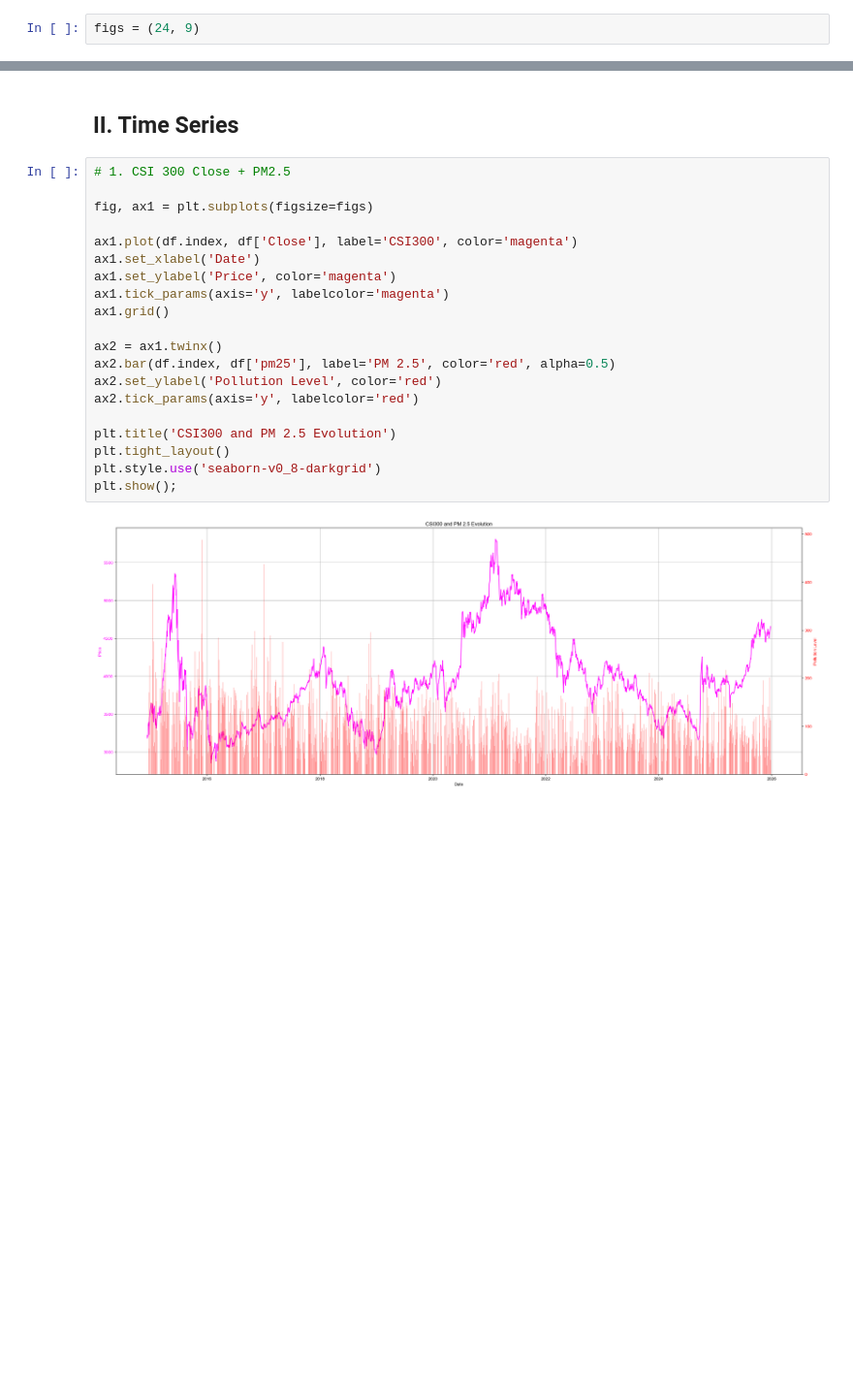
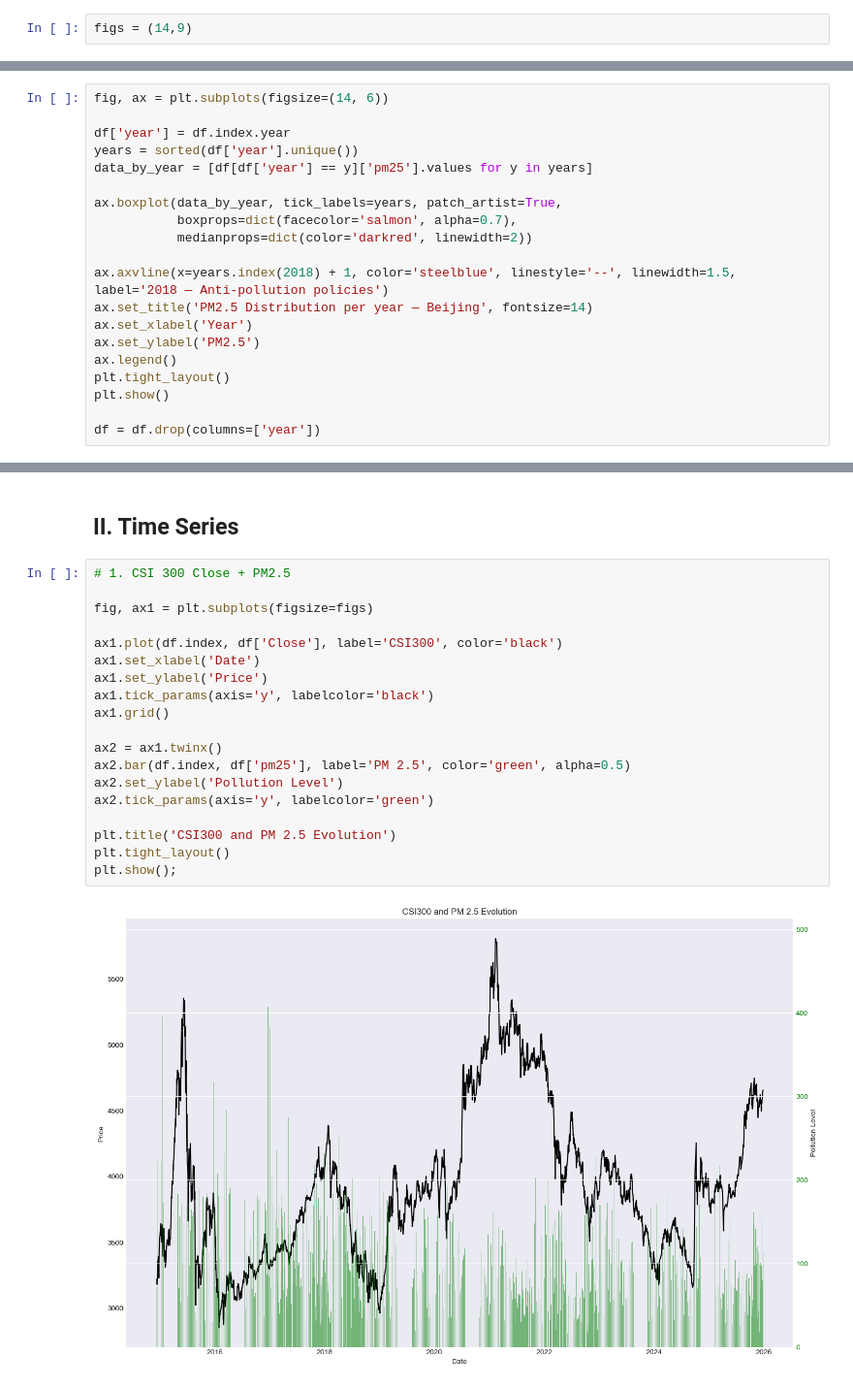
Before and after one commit to StratoQuantX/Correlation-between-Beijing-pollution-levels-and-volatility-in-the-Chinese-options-market, a Jupyter notebook: notebooks/02_eda.ipynb, the cells around one changed output, grey strips where cells are left out. Shown at 97% size. Drawn from its saved outputs; the diff is of its cells as text; blank space fills up the shorter version.

```diff
--- a/notebooks/02_eda.ipynb
+++ b/notebooks/02_eda.ipynb
@@ -34,7 +34,7 @@ df
 | 2025-12-26 | 4657.24 | 175400.0 | 0.003161 | 0.120470 | 112.0 | 60.0 | 13.60 | 7.0039 | 30.0 | 81.0 | ... |
 2555 rows × 20 columns
 # %%
-figs = (24, 9)
+figs = (14,9)
 # %% [markdown]
 # Exploratory Data Analysis
 
@@ -63,0 +88,20 @@ figs = (24, 9)
+# %%
+fig, ax = plt.subplots(figsize=(14, 6))
+
+df['year'] = df.index.year
+years = sorted(df['year'].unique())
+data_by_year = [df[df['year'] == y]['pm25'].values for y in years]
+
+ax.boxplot(data_by_year, tick_labels=years, patch_artist=True,
+           boxprops=dict(facecolor='salmon', alpha=0.7),
+           medianprops=dict(color='darkred', linewidth=2))
+
+ax.axvline(x=years.index(2018) + 1, color='steelblue', linestyle='--', linewidth=1.5, label='2018 — Anti-pollution policies')
+ax.set_title('PM2.5 Distribution per year — Beijing', fontsize=14)
+ax.set_xlabel('Year')
+ax.set_ylabel('PM2.5')
+ax.legend()
+plt.tight_layout()
+plt.show()
+
+df = df.drop(columns=['year'])
@@ -66,22 +112,21 @@ figs = (24, 9)
 # %%
 # 1. CSI 300 Close + PM2.5
 
 fig, ax1 = plt.subplots(figsize=figs)
 
-ax1.plot(df.index, df['Close'], label='CSI300', color='magenta')
+ax1.plot(df.index, df['Close'], label='CSI300', color='black')
 ax1.set_xlabel('Date')
-ax1.set_ylabel('Price', color='magenta')
-ax1.tick_params(axis='y', labelcolor='magenta')
+ax1.set_ylabel('Price')
+ax1.tick_params(axis='y', labelcolor='black')
 ax1.grid()
 
 ax2 = ax1.twinx()
-ax2.bar(df.index, df['pm25'], label='PM 2.5', color='red', alpha=0.5)
-ax2.set_ylabel('Pollution Level', color='red')
-ax2.tick_params(axis='y', labelcolor='red')
+ax2.bar(df.index, df['pm25'], label='PM 2.5', color='green', alpha=0.5)
+ax2.set_ylabel('Pollution Level')
+ax2.tick_params(axis='y', labelcolor='green')
 
 plt.title('CSI300 and PM 2.5 Evolution')
 plt.tight_layout()
-plt.style.use('seaborn-v0_8-darkgrid')
 plt.show();
 # %% [output]
-[figure, old version]
+[figure, new version]
```
Also changed, not shown: parts of 18 cells of this notebook.
